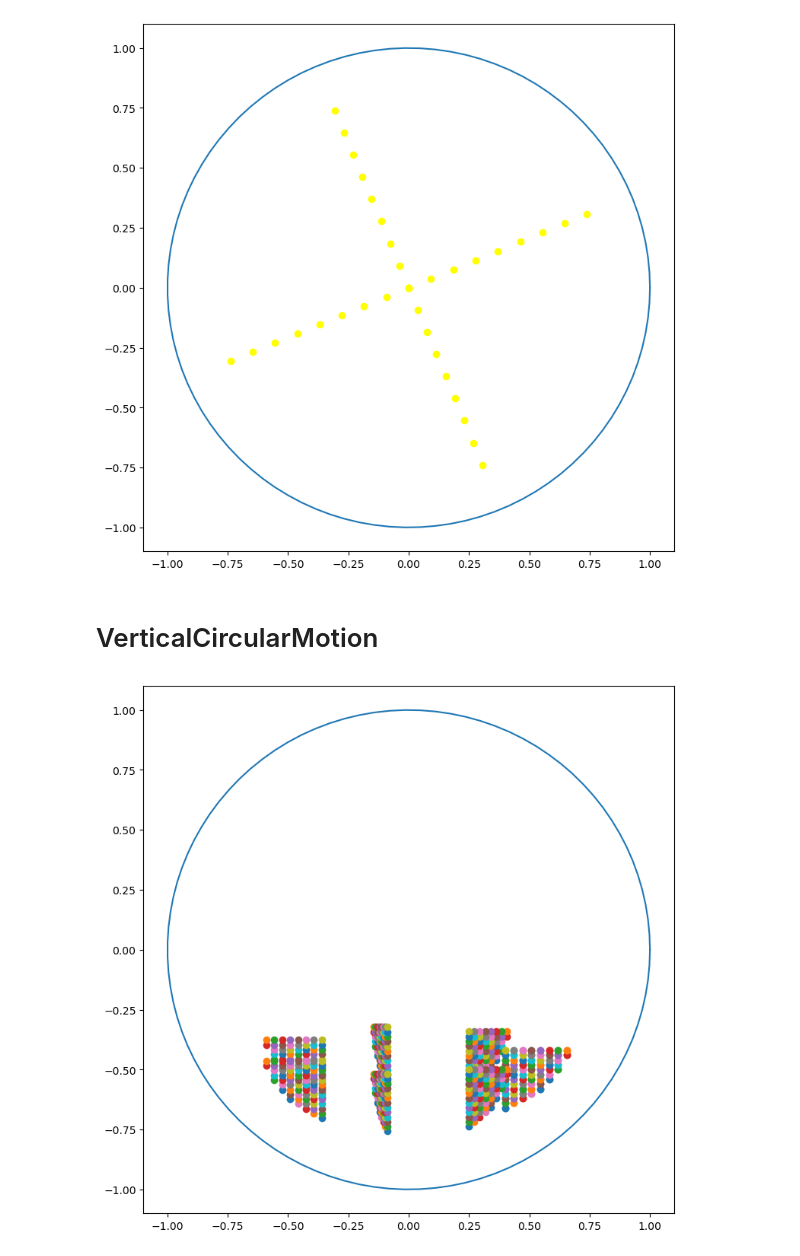
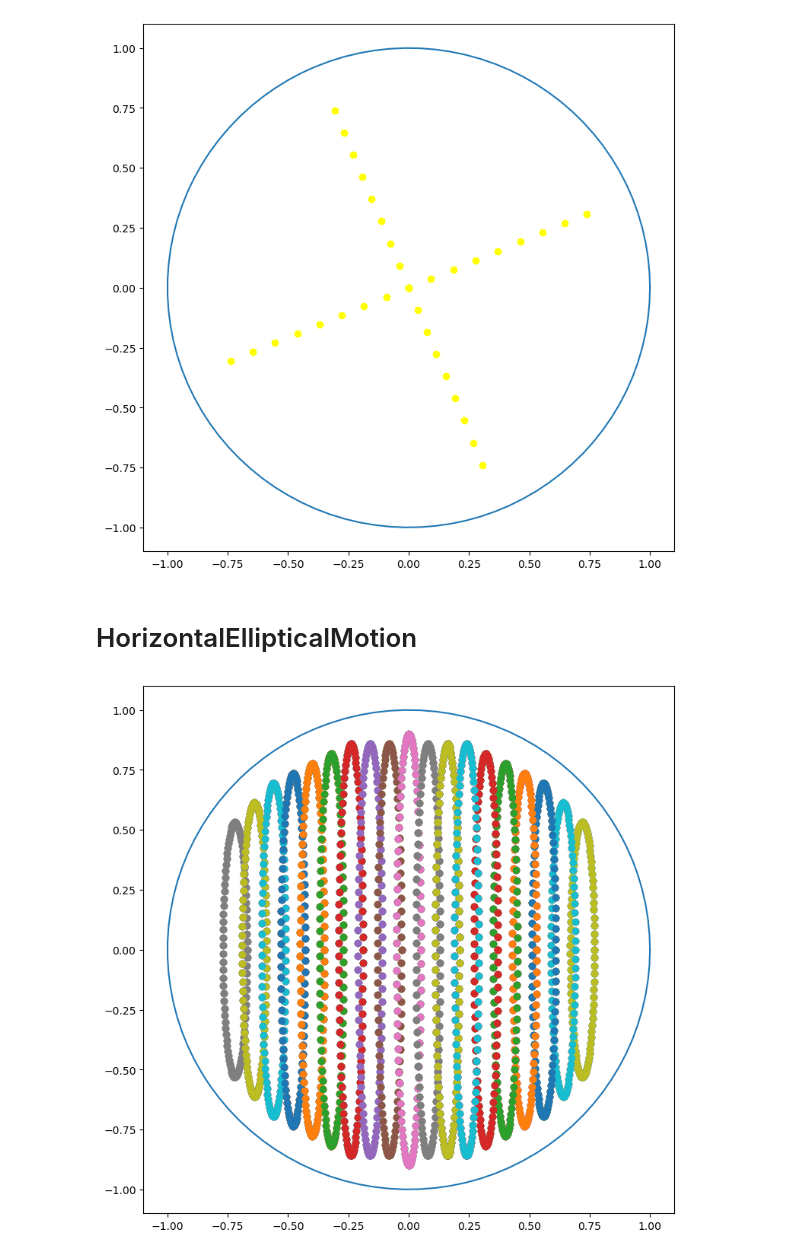
Before and after one commit to Food-Ninja/MixingIngredients, a Jupyter notebook: ipynb/motion.ipynb, the cells around one changed output. Saved outputs shown, nothing was run; the diff lists cells and outputs as text; code cells hidden in the pictures.

Commit message:
create horizontal elliptical motion plot

```diff
--- a/ipynb/motion.ipynb
+++ b/ipynb/motion.ipynb
@@ -120,40 +120,47 @@ for x in range(4):
 [figure]
 [figure]
 # %% [markdown]
-# VerticalCircularMotion
+# HorizontalEllipticalMotion
 # %%
-radius_upper_bound = 0.8
+x_start, y_start = [0, 0]
+horizontal_increment = 0.08
+radius_upper = 0.9
+
+semi_major_x = 0.05
+semi_major_y = np.linspace(radius_upper, radius_upper / 2, num=12)
+
 
 theta = np.linspace(0, 2 * np.pi, 100)
 radius = 1
 x_circle = radius * np.cos(theta)
 y_circle = radius * np.sin(theta)
 
-radians = np.radians(np.linspace(0, 360, num=8))
-semi_major_x = np.linspace(0.8, 0.8 / 2, num=12)
-semi_major_y = 0.1
-y = 0 + semi_major_y * np.sin(radians)
-y -= 0.8
-increment_y = True
 
+x = x_start + semi_major_x * np.cos(theta)
+increment_x = True
+ellipses = []
 plt.figure(figsize=(9, 9))
-for i in range(20):
-    for width in semi_major_x:
-        x = 0 + width * np.cos(radians)
+for i in range(100):
+    for y_radius in semi_major_y:
+        y = y_start + y_radius * np.sin(theta)
         coordinates = np.column_stack([x, y])
         inside_circle = np.linalg.norm(coordinates - np.array([0, 0]),
-                                       axis=1) < radius_upper_bound
+                                                       axis=1) < radius_upper
         if np.all(inside_circle):
-            plt.scatter(coordinates[:, 0], coordinates[:, 1])
-    if increment_y:
-        y += 0.02
-        if np.all(np.linalg.norm([y - 0], axis=0) > radius_upper_bound):
-            increment_y = False
+            plt.scatter(coordinates[:,0], coordinates[:, 1])
+            break
+    if increment_x:
+        x += horizontal_increment
+        if np.all(np.linalg.norm([x - x_start], axis=0) > radius_upper):
+            increment_x = False
     else:
-        y -= 0.02
-        if np.all(np.linalg.norm([y - 0], axis=0) > radius_upper_bound):
-            increment_y = True
+        x -= horizontal_increment
+        if np.all(np.linalg.norm([x - x_start], axis=0) > radius_upper):
+            increment_x = True
+
+
+
 plt.plot(x_circle, y_circle)
 plt.show()
 # %% [output]
-[figure, old version]
+[figure, new version]
```
Also changed, not shown: parts of 1 cell of this notebook.
